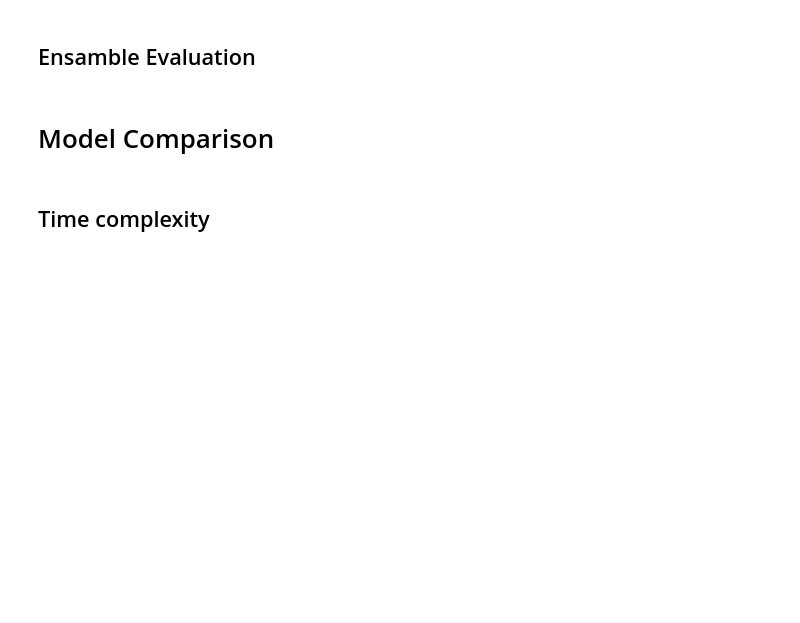
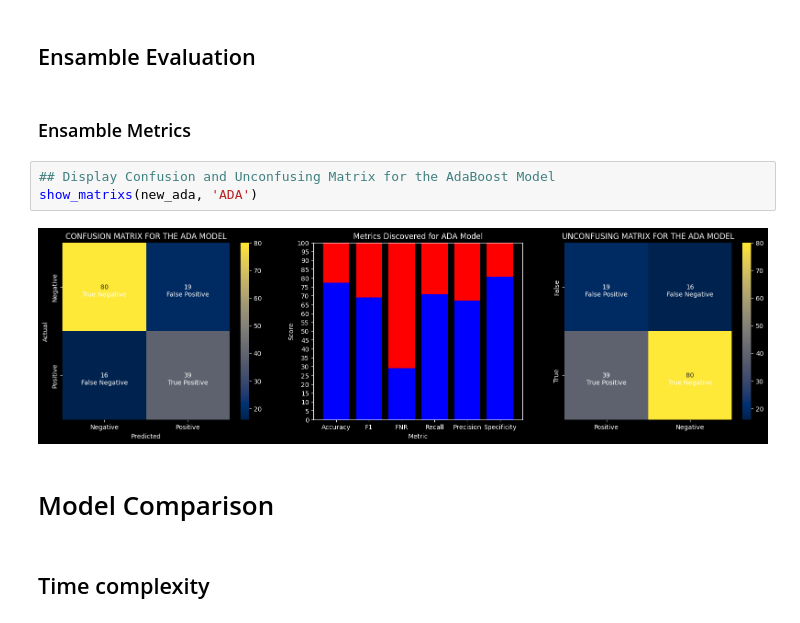
Before and after one commit to Sp0xF8/Individual-Project, a Jupyter notebook: assessment_final.ipynb, the cells around one changed output. Cells and saved outputs as stored; diff of their text form; blank space fills up the shorter version.

```diff
--- a/assessment_final.ipynb
+++ b/assessment_final.ipynb
@@ -1626,5 +1697,12 @@ NameError: name 'show_matrixs' is not defined
 # %% [markdown]
 ## Ensamble Evaluation
+# %% [markdown]
+### Ensamble Metrics
+# %%
+## Display Confusion and Unconfusing Matrix for the AdaBoost Model
+show_matrixs(new_ada, 'ADA')
+# %% [output]
+[figure, added]
 # %% [markdown]
 # Model Comparison
 # %% [markdown]
```
Also changed, not shown: parts of 17 cells of this notebook, 2 other files.
